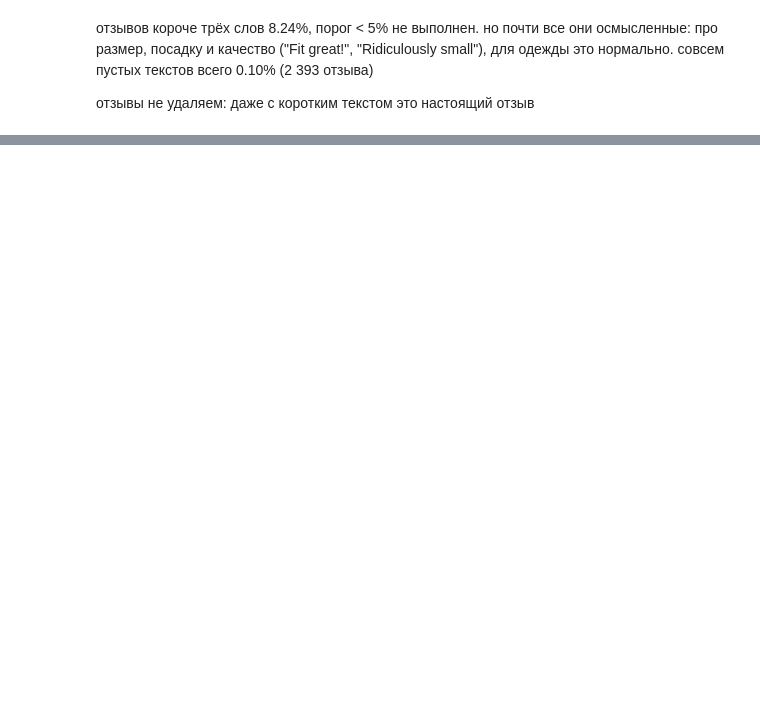
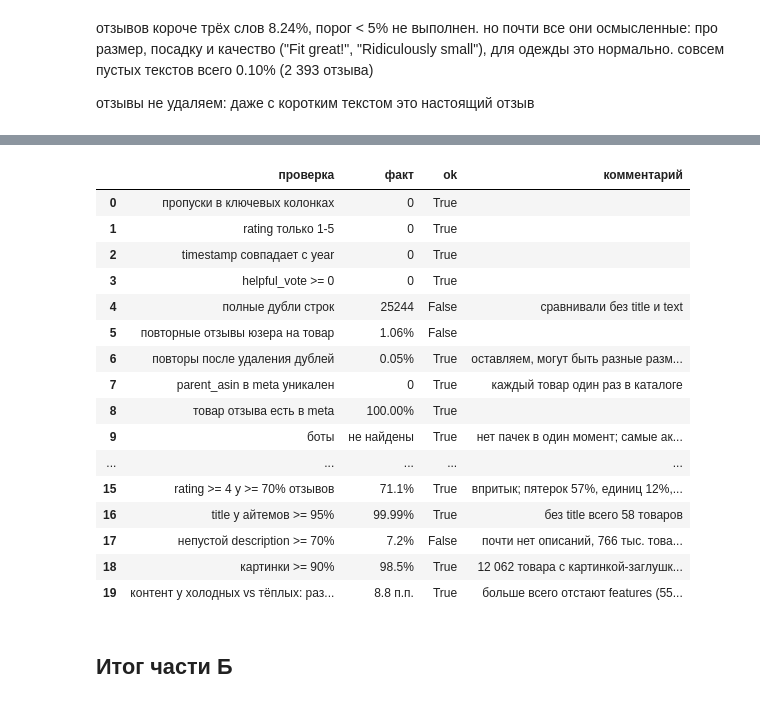
Before and after one commit to LevKhoriak/hse-ai-26-recsys-team-120, a Jupyter notebook: notebooks/eda_stage1.ipynb, the cells around one changed output, grey strips where cells are left out. Saved outputs shown, nothing was run; the diff lists cells and outputs as text; code cells hidden in the pictures; blank space fills up the shorter version.

Commit message:
EDA Fashion: часть Б, гипотезы по разреженности, времени, оценкам и контенту

```diff
--- a/notebooks/eda_stage1.ipynb
+++ b/notebooks/eda_stage1.ipynb
@@ -482,0 +870,22 @@ pd.DataFrame(results)
+# %%
+pd.DataFrame(results)
+# %% [output]
+|  | проверка | факт | ok | комментарий |
+| 0 | пропуски в ключевых колонках | 0 | True |  |
+| 1 | rating только 1-5 | 0 | True |  |
+| 2 | timestamp совпадает с year | 0 | True |  |
+| 3 | helpful_vote >= 0 | 0 | True |  |
+| 4 | полные дубли строк | 25244 | False | сравнивали без title и text |
+| 5 | повторные отзывы юзера на товар | 1.06% | False |  |
+| 6 | повторы после удаления дублей | 0.05% | True | оставляем, могут быть разные разм... |
+| 7 | parent_asin в meta уникален | 0 | True | каждый товар один раз в каталоге |
+| 8 | товар отзыва есть в meta | 100.00% | True |  |
+| 9 | боты | не найдены | True | нет пачек в один момент; самые ак... |
+| ... | ... | ... | ... | ... |
+| 15 | rating >= 4 у >= 70% отзывов | 71.1% | True | впритык; пятерок 57%, единиц 12%,... |
+| 16 | title у айтемов >= 95% | 99.99% | True | без title всего 58 товаров |
+| 17 | непустой description >= 70% | 7.2% | False | почти нет описаний, 766 тыс. това... |
+| 18 | картинки >= 90% | 98.5% | True | 12 062 товара с картинкой-заглушк... |
+| 19 | контент у холодных vs тёплых: раз... | 8.8 п.п. | True | больше всего отстают features (55... |
+# %% [markdown]
+## Итог части Б
```
Also changed, not shown: parts of 57 cells of this notebook.
